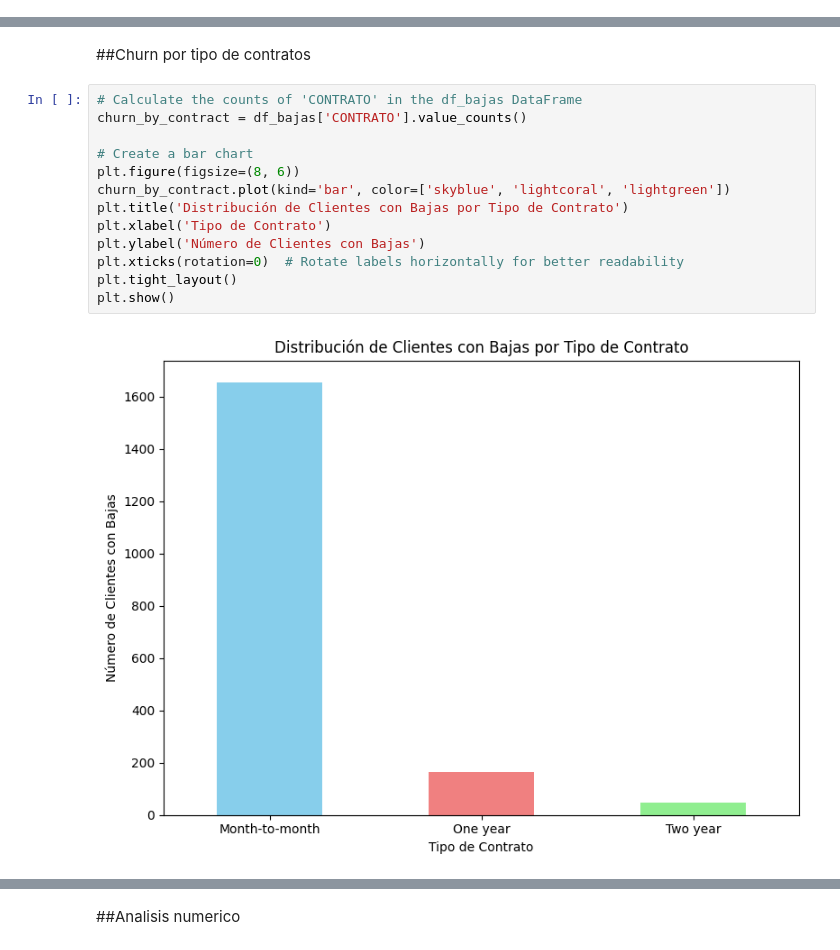
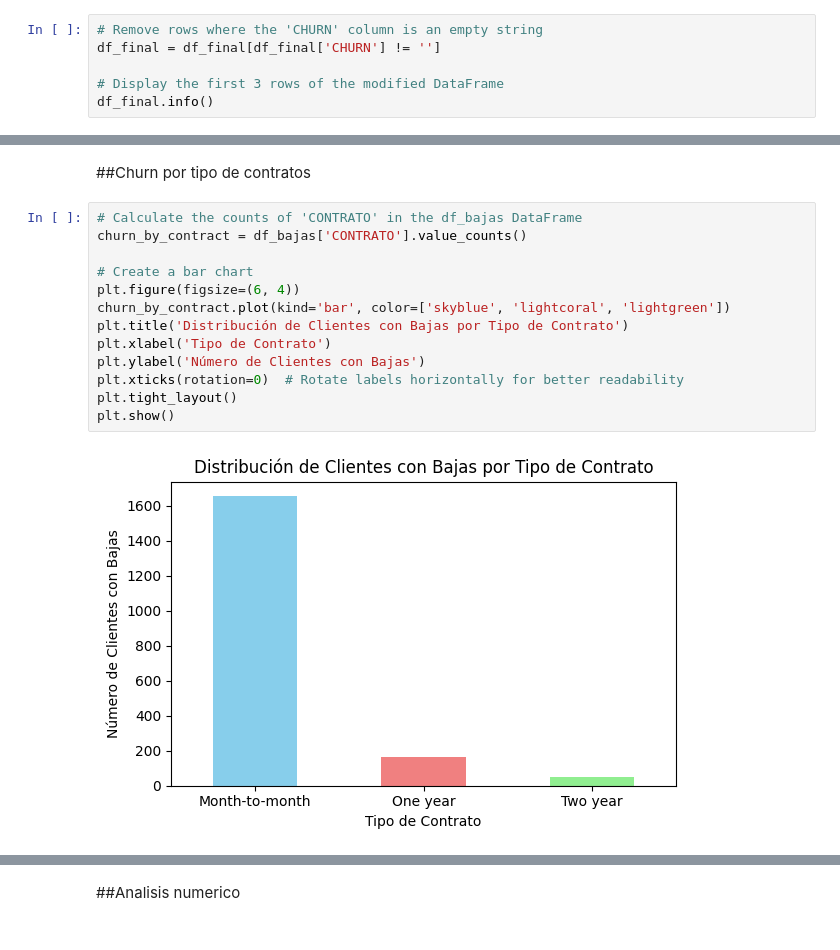
Before and after one commit to raohxxx/TelecomX_Challenge, a Jupyter notebook: TelecomX_LATAM.ipynb, the cells around one changed output, grey strips where cells are left out. Cells and saved outputs as stored; diff of their text form.

```diff
--- a/TelecomX_LATAM.ipynb
+++ b/TelecomX_LATAM.ipynb
@@ -369,0 +374,6 @@ for y in columnas:
+# %%
+# Remove rows where the 'CHURN' column is an empty string
+df_final = df_final[df_final['CHURN'] != '']
+
+# Display the first 3 rows of the modified DataFrame
+df_final.info()
@@ -447,18 +476,18 @@ plt.show()
 # %%
 # Calculate the counts of 'CONTRATO' in the df_bajas DataFrame
 churn_by_contract = df_bajas['CONTRATO'].value_counts()
 
 # Create a bar chart
-plt.figure(figsize=(8, 6))
+plt.figure(figsize=(6, 4))
 churn_by_contract.plot(kind='bar', color=['skyblue', 'lightcoral', 'lightgreen'])
 plt.title('Distribución de Clientes con Bajas por Tipo de Contrato')
 plt.xlabel('Tipo de Contrato')
 plt.ylabel('Número de Clientes con Bajas')
 plt.xticks(rotation=0)  # Rotate labels horizontally for better readability
 plt.tight_layout()
 plt.show()
 # %% [output]
-[figure, old version]
+[figure, new version]
 # %%
 
 
```
Also changed, not shown: parts of 15 cells of this notebook.
